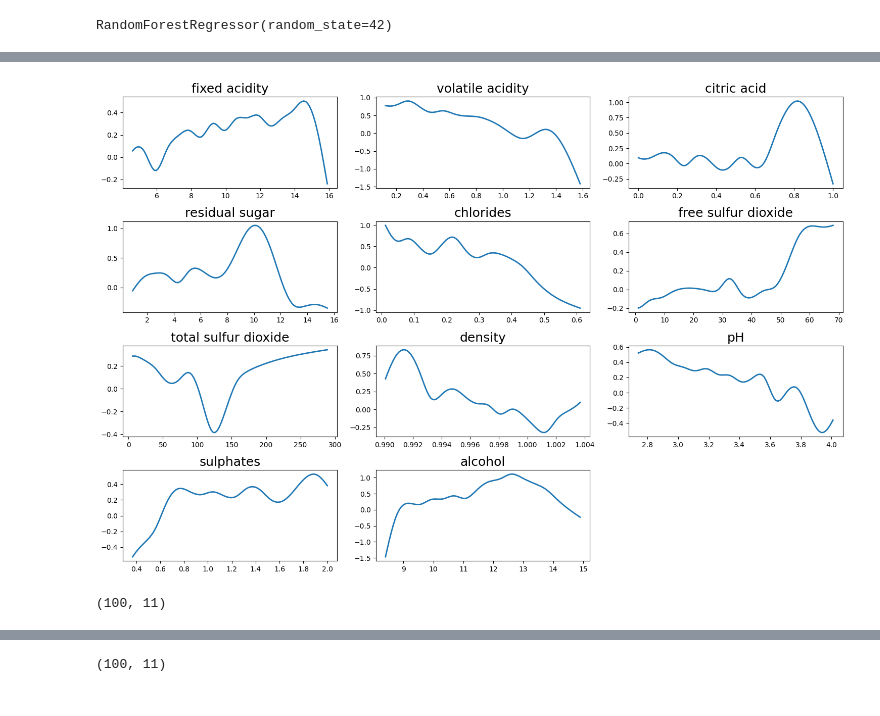
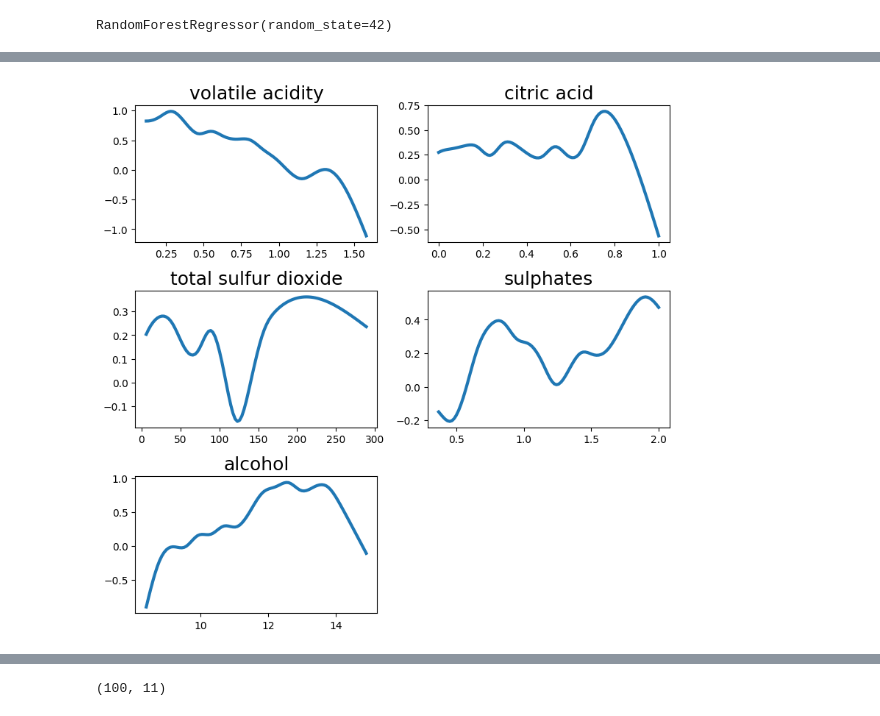
Before and after one commit to Yvonnefanf/ChartCaption, a Jupyter notebook: Data/XAI_outputs/WineQuality/GAM.ipynb, the cells around one changed output, grey strips where cells are left out. Saved outputs shown, nothing was run; the diff lists cells and outputs as text; code cells hidden in the pictures.

```diff
--- a/Data/XAI_outputs/WineQuality/GAM.ipynb
+++ b/Data/XAI_outputs/WineQuality/GAM.ipynb
@@ -40,24 +24,22 @@ X_train
 # %%
 # Step 4: Apply GAM
 # Step 4: Apply GAM
-gam = LinearGAM(s(0) + s(1) + s(2) + s(3) + s(4) + s(5) + s(6) + s(7) + s(8) + s(9) + s(10)).fit(X_train, y_train)
+
+prediction = model.predict(X_train)
+gam = LinearGAM( s(1) + s(2)  + s(6) + s(9) + s(10)).fit(X_train, prediction)
 
 xxs = []
 # Plot GAM
-plt.figure(figsize=(15, 10))
+plt.figure(figsize=(8, 10))
 for i, term in enumerate(gam.terms):
     if term.isintercept:
         continue
-    plt.subplot(4, 3, i+1)
+    plt.subplot(4, 2, i+1)
     XX = gam.generate_X_grid(term=i)
     xxs.append(XX)
-    plt.plot(XX[:, term.feature], gam.partial_dependence(term=i, X=XX),linewidth=2)
+    plt.plot(XX[:, term.feature], gam.partial_dependence(term=i, X=XX),linewidth=3)
     plt.title(data.columns[term.feature],fontsize=18)
 plt.tight_layout()
 plt.show()
 # %% [output]
-[figure, old version]
+[figure, new version]
-# %%
-xxs[0].shape
-# %% [output]
-(100, 11)
```
Also changed, not shown: parts of 3 cells of this notebook, 6 other files.
